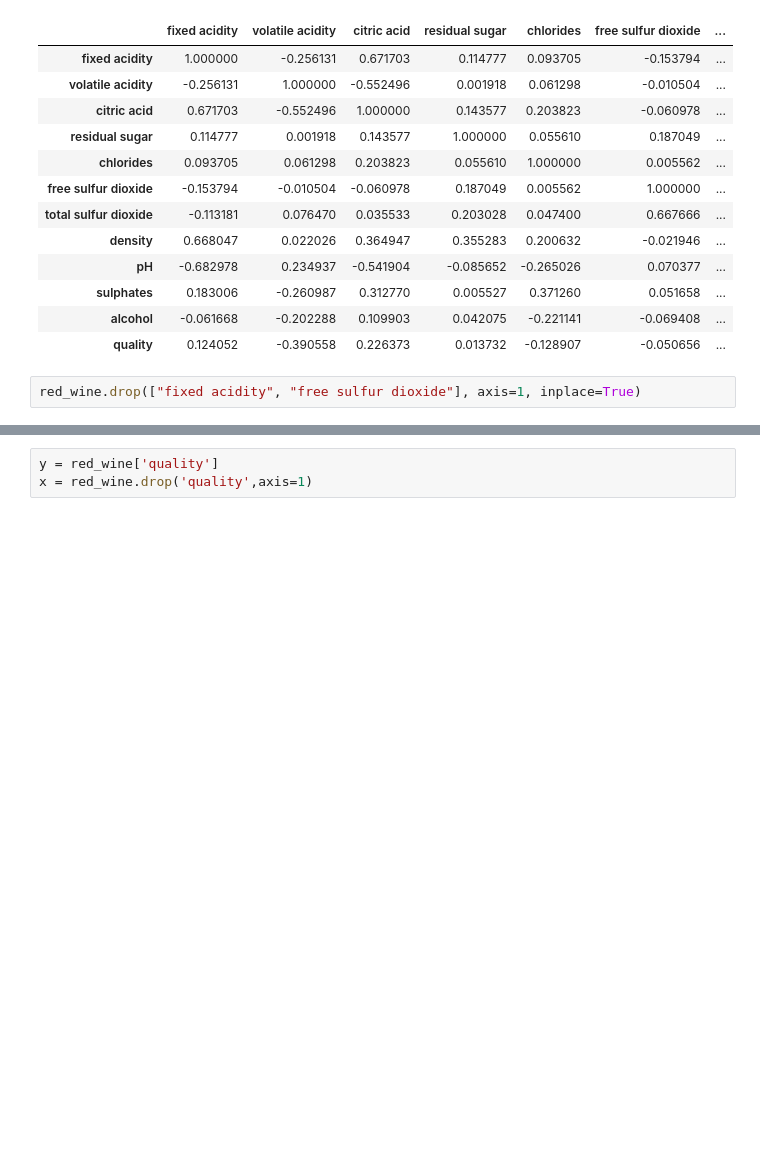
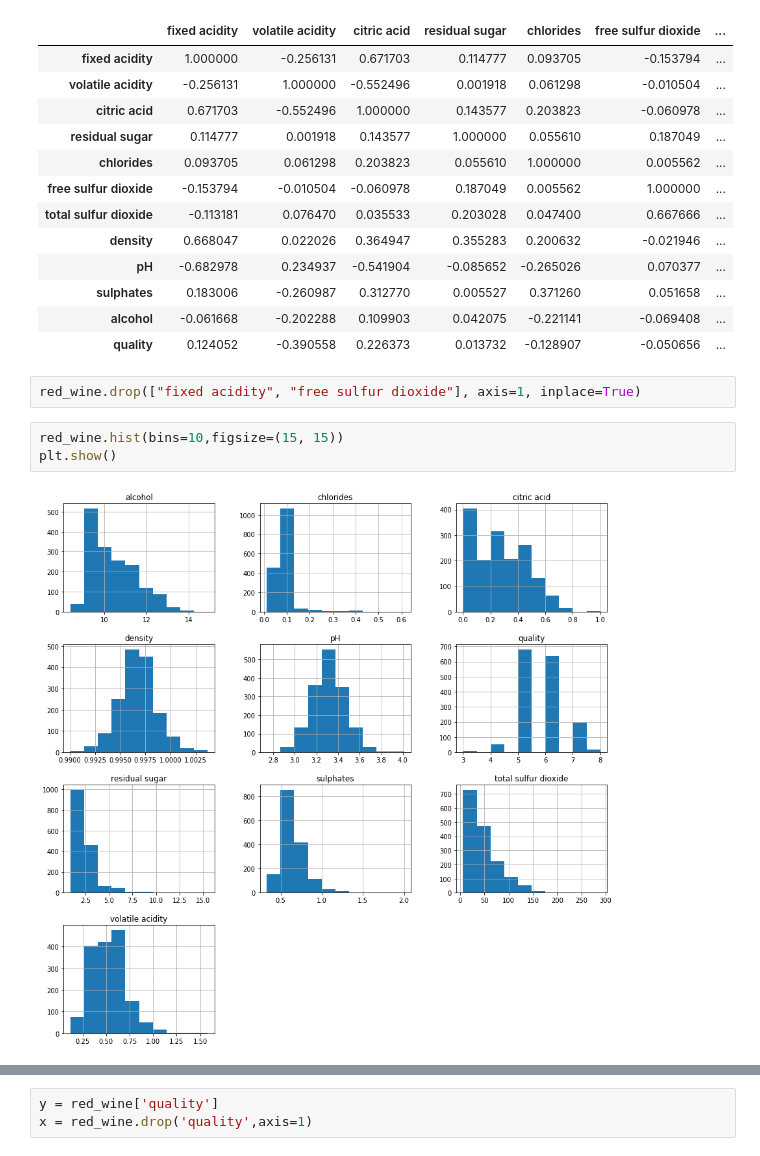
Before and after one commit to Ayofaj/SGA08_DATSCI, a Jupyter notebook: red-wine.ipynb, the cells around one changed output, grey strips where cells are left out. Drawn from its saved outputs; the diff is of its cells as text; blank space fills up the shorter version.

```diff
--- a/red-wine.ipynb
+++ b/red-wine.ipynb
@@ -46,3 +52,8 @@ red_wine.corr(method="pearson")
 | quality | 0.124052 | -0.390558 | 0.226373 | 0.013732 | -0.128907 | -0.050656 | ... |
 # %%
 red_wine.drop(["fixed acidity", "free sulfur dioxide"], axis=1, inplace=True)
+# %%
+red_wine.hist(bins=10,figsize=(15, 15))
+plt.show()
+# %% [output]
+[figure, added]
```
Also changed, not shown: parts of 6 cells of this notebook, 2 other files.
